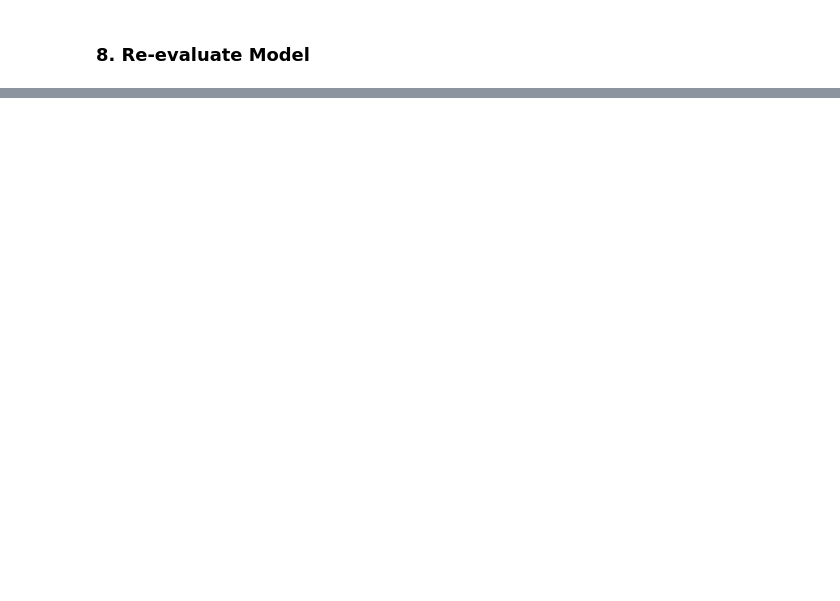
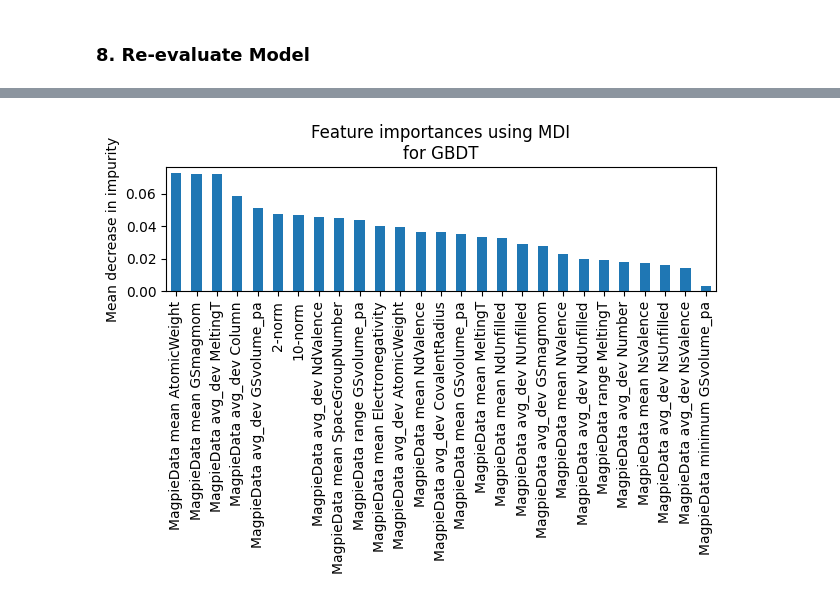
Before and after one commit to sarmigan/HEAPML, a Jupyter notebook: gbdt.ipynb, the cells around one changed output, grey strips where cells are left out. Drawn from its saved outputs; the diff is of its cells as text; code cells hidden in the pictures; blank space fills up the shorter version.

```diff
--- a/gbdt.ipynb
+++ b/gbdt.ipynb
@@ -128,0 +264,15 @@ print('F1: %.6f' % f1_score(y_test, y_pred, average='macro'))
+# %%
+feature_names = [f"{i}" for i in (X.columns)]
+
+importances = gbdt.feature_importances_
+
+forest_importances = pd.Series(importances, index=feature_names).sort_values(axis=0, ascending=False)
+
+fig, ax = plt.subplots()
+forest_importances.plot.bar(ax=ax)
+ax.set_title("Feature importances using MDI\nfor GBDT")
+ax.set_ylabel("Mean decrease in impurity")
+fig.tight_layout()
+plt.savefig("graphs/fi_gbdt.png")
+# %% [output]
+[figure, added]
```
Also changed, not shown: parts of 20 cells of this notebook, 22 other files.
